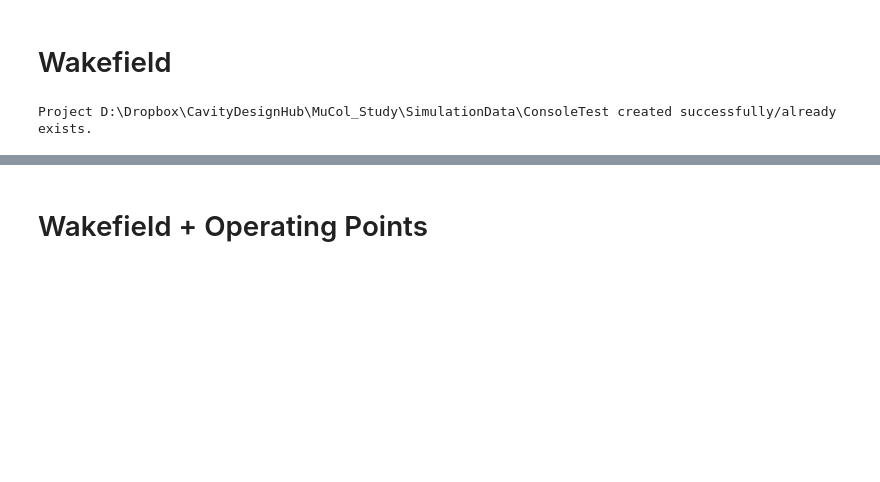
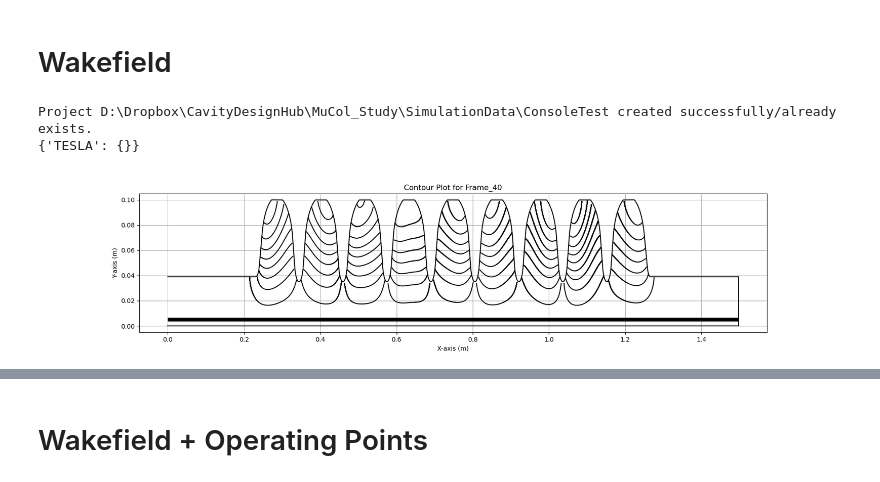
Before and after one commit to Dark-Elektron/cavsim2d, a Jupyter notebook: notebooks/wakefield_analysis.ipynb, the cells around one changed output, grey strips where cells are left out. Drawn from its saved outputs; the diff is of its cells as text; code cells hidden in the pictures; blank space fills up the shorter version.

Commit message:
Included option to save wakefield e-field contour and plot the animation.

```diff
--- a/notebooks/wakefield_analysis.ipynb
+++ b/notebooks/wakefield_analysis.ipynb
@@ -3,6 +3,8 @@
 # %%
 import sys
 sys.path.append("..")
+import matplotlib
+%matplotlib widget
 import pprint
 pp = pprint.PrettyPrinter(indent=4)
 from cavsim2d.cavity import Cavity, Cavities
@@ -11,25 +13,33 @@ cavs = Cavities()
 cavs.save(project_folder='D:\Dropbox\CavityDesignHub\MuCol_Study\SimulationData\ConsoleTest')
 
 # define geometry parameters
-n_cells = 2
+n_cells = 9
 midcell = [42, 42, 12, 19, 35, 57.7, 103.353]  # <- A, B, a, b, Ri, L, Req
 endcell_l = [40.34, 40.34, 10, 13.5, 39, 55.716, 103.353]
 endcell_r = [42, 42, 9, 12.8, 39, 56.815, 103.353]
 
 # create cavity
-tesla = Cavity(n_cells, midcell, midcell,midcell, beampipe='none')
+tesla = Cavity(n_cells, midcell, endcell_l,endcell_r, beampipe='none')
 cavs.add_cavity([tesla], names=['TESLA'], plot_labels=['TESLA'])
 
 wakefield_config = {
     'bunch_length': 25,
-    'wakelength': 50,
+    'wakelength': 2,
     'processes': 1,
-    'rerun': True
+    'rerun': False,
+    'save_fields': {
+        'nshot': 40,
+    }
 }
 cavs.run_wakefield(wakefield_config)
 pp.pprint(cavs.wakefield_qois)
 # %% [output]
 Project D:\Dropbox\CavityDesignHub\MuCol_Study\SimulationData\ConsoleTest created successfully/already exists.
+{'TESLA': {}}
+# %%
+cavs[0].plot_animate_wakefield()
+# %% [output]
+[figure, added]
 # %%
 ax = cavs.plot('ZL')
 ax = cavs.plot('Zt', ax)
```
Also changed, not shown: parts of 1 cell of this notebook, 4 other files.
